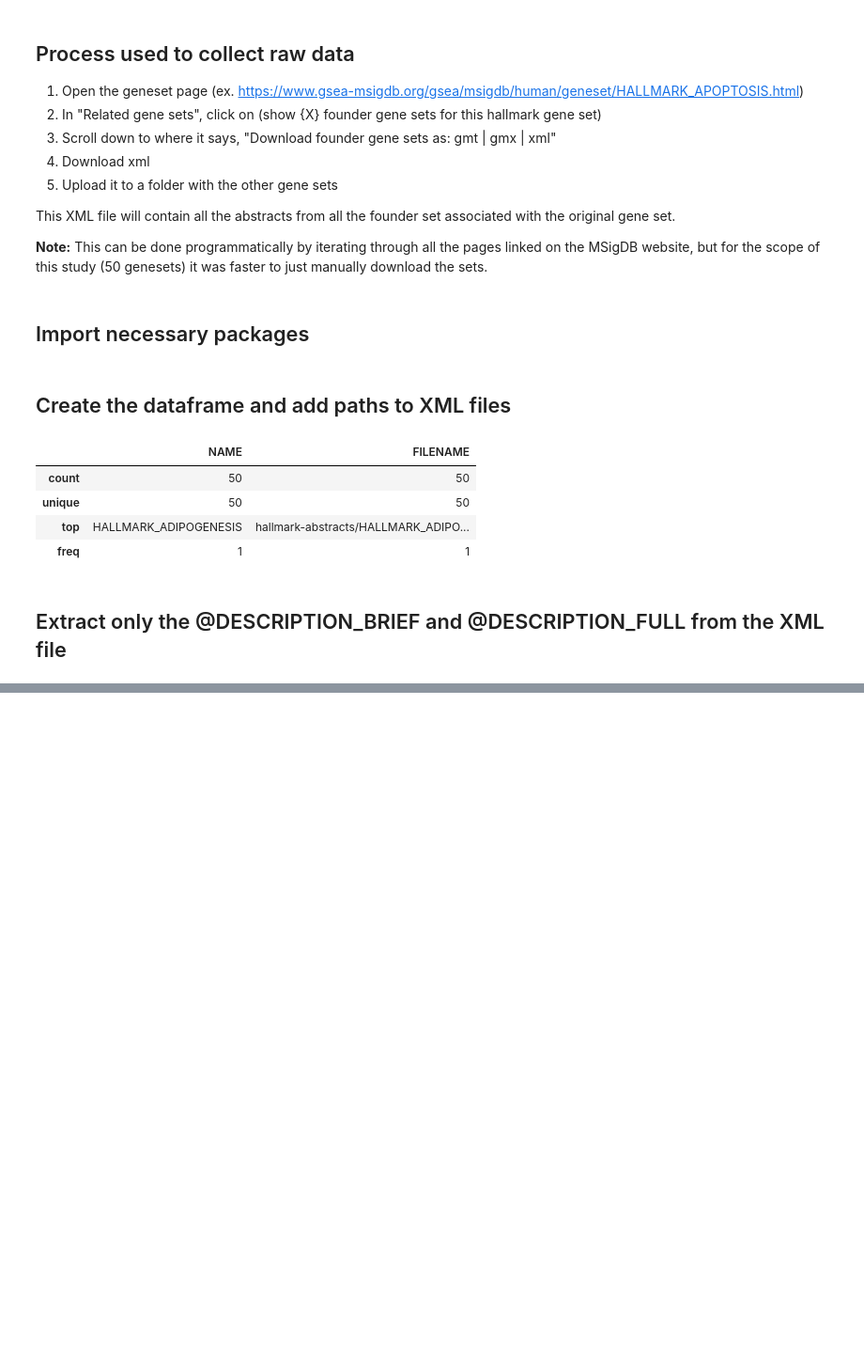
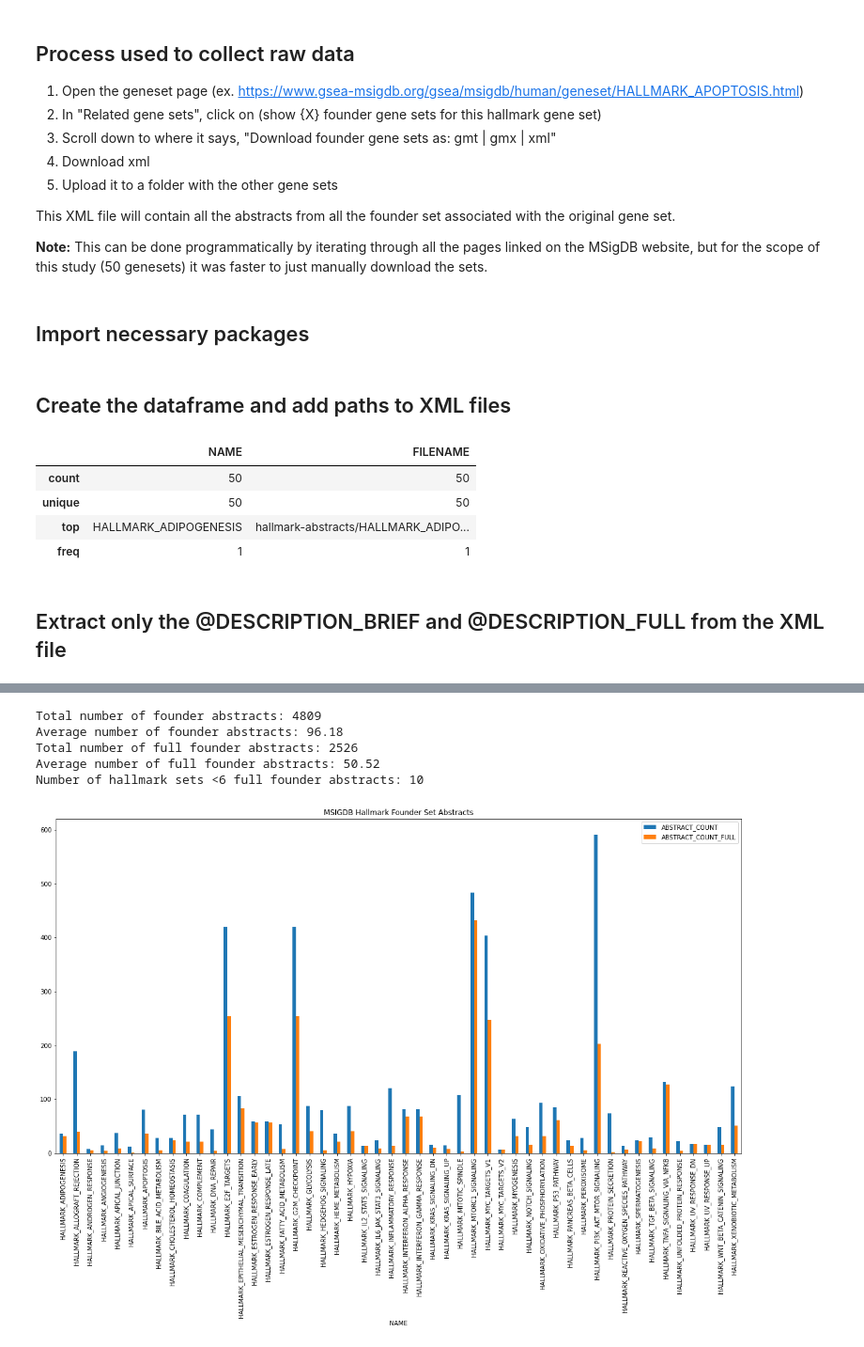
Before and after one commit to forrestkim/msigdb-abstract-wrangling, a Jupyter notebook: msigdb-abstract-wrangling.ipynb, the cells around one changed output, grey strips where cells are left out. Shown at 94% size. Cells and saved outputs as stored; diff of their text form; code cells hidden in the pictures; blank space fills up the shorter version.

```diff
--- a/msigdb-abstract-wrangling.ipynb
+++ b/msigdb-abstract-wrangling.ipynb
@@ -86,0 +106,25 @@ genesets[['NAME','ABSTRACTS','ABSTRACT_COUNT']]
+# %%
+total_founder_abs = genesets['ABSTRACT_COUNT'].sum()
+total_founders_abs_full = genesets['ABSTRACT_COUNT_FULL'].sum()
+sets_brief_only = genesets[genesets['ABSTRACT_COUNT_FULL'] <= 5]['ABSTRACT_COUNT_FULL'].count()
+
+print(f'''
+Total number of founder abstracts: {total_founder_abs}
+Average number of founder abstracts: {total_founder_abs/50}
+Total number of full founder abstracts: {total_founders_abs_full}
+Average number of full founder abstracts: {total_founders_abs_full/50}
+Number of hallmark sets <6 full founder abstracts: {sets_brief_only}
+''')
+# %% [output]
+Total number of founder abstracts: 4809
+Average number of founder abstracts: 96.18
+Total number of full founder abstracts: 2526
+Average number of full founder abstracts: 50.52
+Number of hallmark sets <6 full founder abstracts: 10
+# %%
+import matplotlib.pyplot as plt
+
+genesets[['NAME','ABSTRACT_COUNT','ABSTRACT_COUNT_FULL']].plot.bar(title="MSIGDB Hallmark Founder Set Abstracts", x='NAME', figsize = (20, 10), linewidth='20')
+plt.show()
+# %% [output]
+[figure, added]
```
Also changed, not shown: parts of 2 cells of this notebook, 2 other files.
